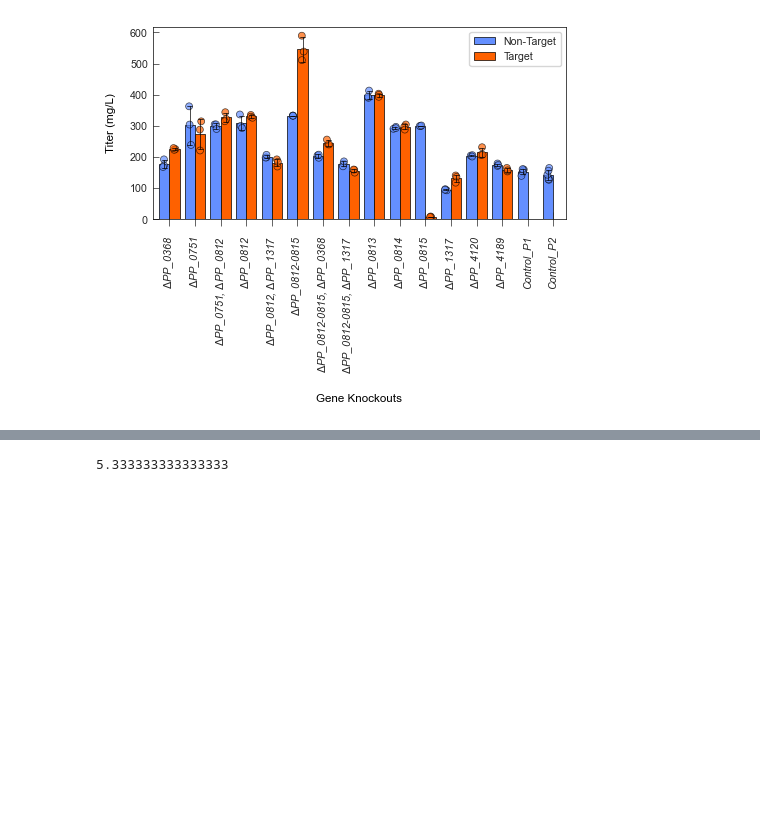
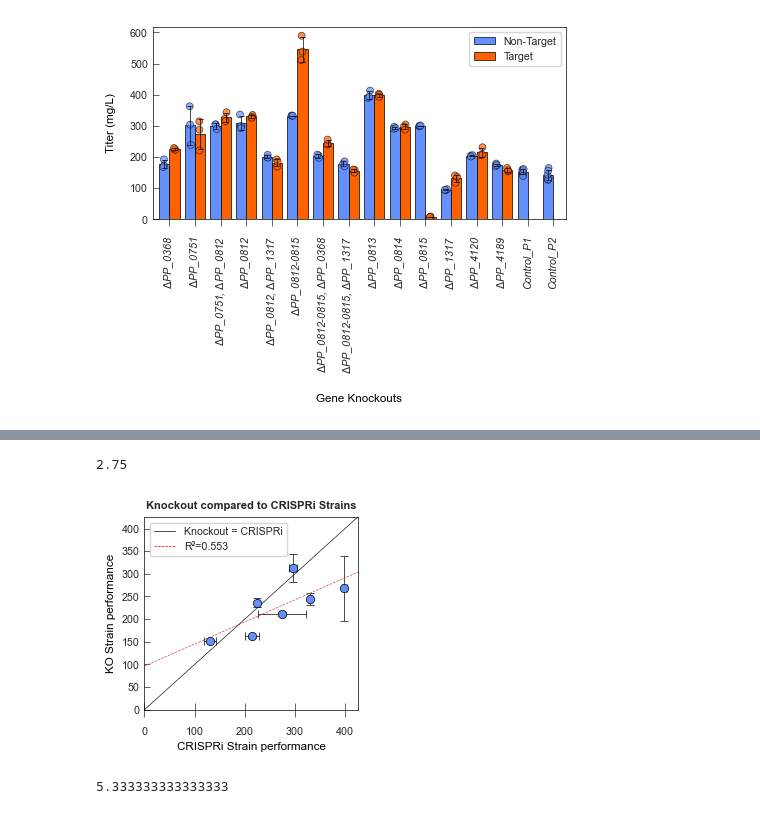
Before and after one commit to JBEI/Isoprenol_CRISPRi, a Jupyter notebook: CRISPRi_Figures.ipynb, the cells around one changed output, grey strips where cells are left out. Drawn from its saved outputs; the diff is of its cells as text; code cells hidden in the pictures; blank space fills up the shorter version.

```diff
--- a/CRISPRi_Figures.ipynb
+++ b/CRISPRi_Figures.ipynb
@@ -99 +168,65 @@ plt.show()
+# %%
+#KO_vs_KD
+figname = "KO_vs_KD"
+df = pd.read_csv('Figure_Data\\241003_KO_vs_KD.csv')
+data=df.copy()
+
+sns.set_palette(palette=enmax_palette)
+w=len(data)/36
+print(w)
+plt.figure(figsize=(w,2.5))
+
+# Filter
+control_lines = ['Control']
+df_filtered = df[(df['Guide'] == 'Target') & (~df['Line Name'].isin(control_lines))]
+
+# Aggregate to calculate mean and stdev
+df_agg = df_filtered.groupby(['Line Name', 'Screen']).agg(
+    Value_mean=('Value', 'mean'),
+    Value_std=('Value', 'std')
+).reset_index()
+
+# Separate columns and flatten
+df_pivot = df_agg.pivot(index='Line Name', columns='Screen')
+df_pivot.columns = ['_'.join(col).strip() for col in df_pivot.columns.values]
+
+# Drop NaNs
+df_pivot = df_pivot.dropna(subset=['Value_mean_KO', 'Value_mean_dCas9'])
+df_pivot
+
+# Calculate the R^2 value
+slope, intercept, r_value, p_value, std_err = stats.linregress(df_pivot['Value_mean_KO'], df_pivot['Value_mean_dCas9'])
+r_squared = r_value ** 2
+
+x_values = range(0,500)
+y_values = slope * x_values + intercept  # Linear regression line equation
+
+plt.errorbar(df_pivot['Value_mean_KO'], df_pivot['Value_mean_dCas9'],
+             xerr=df_pivot['Value_std_KO'], yerr=df_pivot['Value_std_dCas9'],
+             fmt='o', color='#648FFF', ecolor='black', capsize=3, capthick=line_size,
+             markeredgecolor='black', markeredgewidth=line_size, linewidth=line_size)
+
+#Plotting linear regression line
+plt.plot(x_values, y_values, 'r--', label=f'Correlation: y={slope:.2f}x + {intercept:.2f} (R²={r_squared:.3f})', linewidth=line_size)
+
+# Add y = x line
+plt.plot([0, 500],
+         [0, 500], 'k-', linewidth=line_size)
+
+# Labels and title
+plt.title(f'Knockout compared to CRISPRi Strains', weight = 'bold', fontsize=8)
+legend_line = Line2D([0], [0], color='black', linestyle='-', linewidth=line_size, label='Knockout = CRISPRi')
+regression_line = Line2D([0], [0], color='red', linestyle='--', linewidth=line_size, label=f'R²={r_squared:.3f}')
+
+plt.legend(handles=[legend_line, regression_line], loc='upper left')
+plt.xlabel('CRISPRi Strain performance')
+plt.ylabel('KO Strain performance')
+plt.xlim(0,425)
+plt.ylim(0,425)
+
+plt.savefig(f'Figure_Export\\{figname}.svg',dpi=1200, bbox_inches = 'tight')
+plt.show()
+# %% [output]
+2.75
+[figure, added]
 # %%
```
Also changed, not shown: parts of 7 cells of this notebook, 17 other files.
